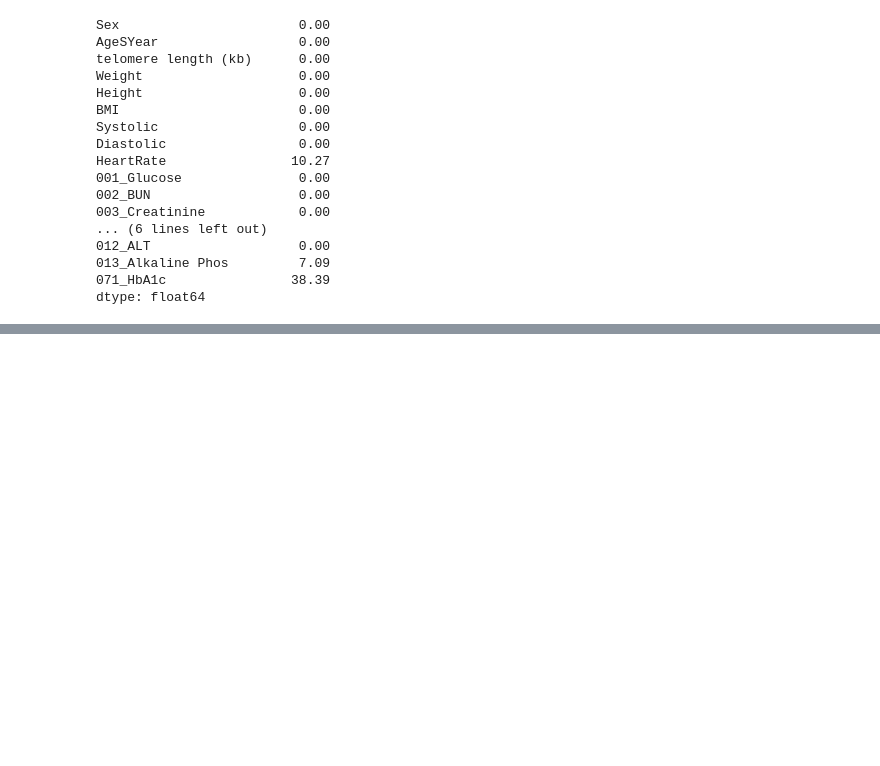
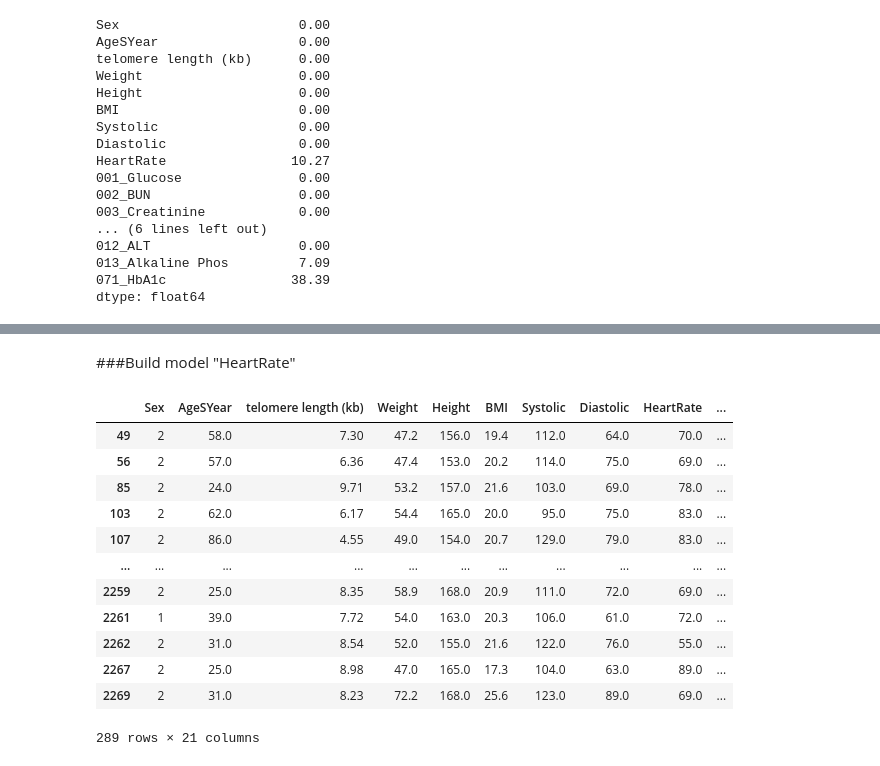
Before and after one commit to BooEiEi/project, a Jupyter notebook: Project1.ipynb, the cells around one changed output, grey strips where cells are left out. Saved outputs shown, nothing was run; the diff lists cells and outputs as text; code cells hidden in the pictures; blank space fills up the shorter version.

```diff
--- a/Project1.ipynb
+++ b/Project1.ipynb
@@ -125,0 +343,19 @@ dtype: float64
+# %% [markdown]
+###Build model "HeartRate"
+# %%
+data33 = data.dropna()
+data33
+# %% [output]
+|  | Sex | AgeSYear | telomere length (kb) | Weight | Height | BMI | Systolic | Diastolic | HeartRate | ... |
+| 49 | 2 | 58.0 | 7.30 | 47.2 | 156.0 | 19.4 | 112.0 | 64.0 | 70.0 | ... |
+| 56 | 2 | 57.0 | 6.36 | 47.4 | 153.0 | 20.2 | 114.0 | 75.0 | 69.0 | ... |
+| 85 | 2 | 24.0 | 9.71 | 53.2 | 157.0 | 21.6 | 103.0 | 69.0 | 78.0 | ... |
+| 103 | 2 | 62.0 | 6.17 | 54.4 | 165.0 | 20.0 | 95.0 | 75.0 | 83.0 | ... |
+| 107 | 2 | 86.0 | 4.55 | 49.0 | 154.0 | 20.7 | 129.0 | 79.0 | 83.0 | ... |
+| ... | ... | ... | ... | ... | ... | ... | ... | ... | ... | ... |
+| 2259 | 2 | 25.0 | 8.35 | 58.9 | 168.0 | 20.9 | 111.0 | 72.0 | 69.0 | ... |
+| 2261 | 1 | 39.0 | 7.72 | 54.0 | 163.0 | 20.3 | 106.0 | 61.0 | 72.0 | ... |
+| 2262 | 2 | 31.0 | 8.54 | 52.0 | 155.0 | 21.6 | 122.0 | 76.0 | 55.0 | ... |
+| 2267 | 2 | 25.0 | 8.98 | 47.0 | 165.0 | 17.3 | 104.0 | 63.0 | 89.0 | ... |
+| 2269 | 2 | 31.0 | 8.23 | 72.2 | 168.0 | 25.6 | 123.0 | 89.0 | 69.0 | ... |
+289 rows × 21 columns
```
Also changed, not shown: parts of 24 cells of this notebook.
